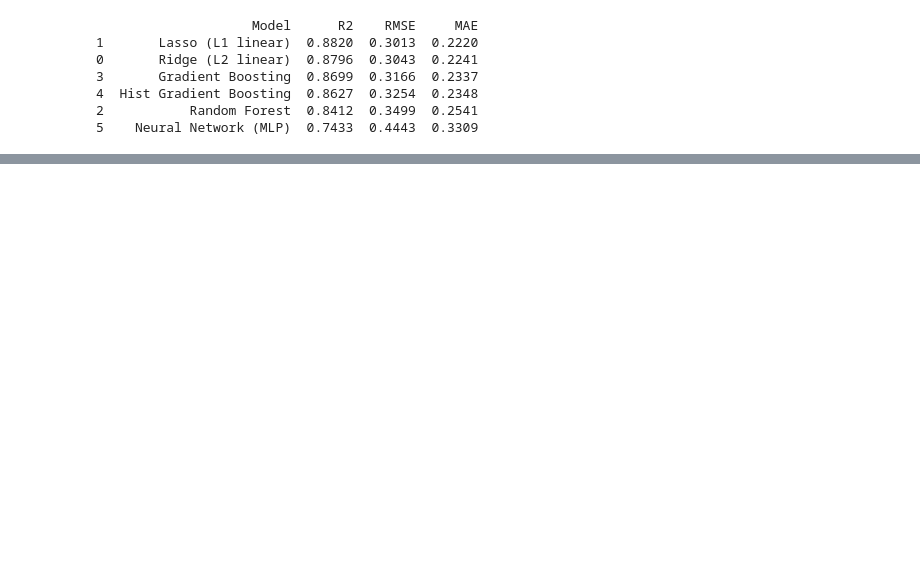
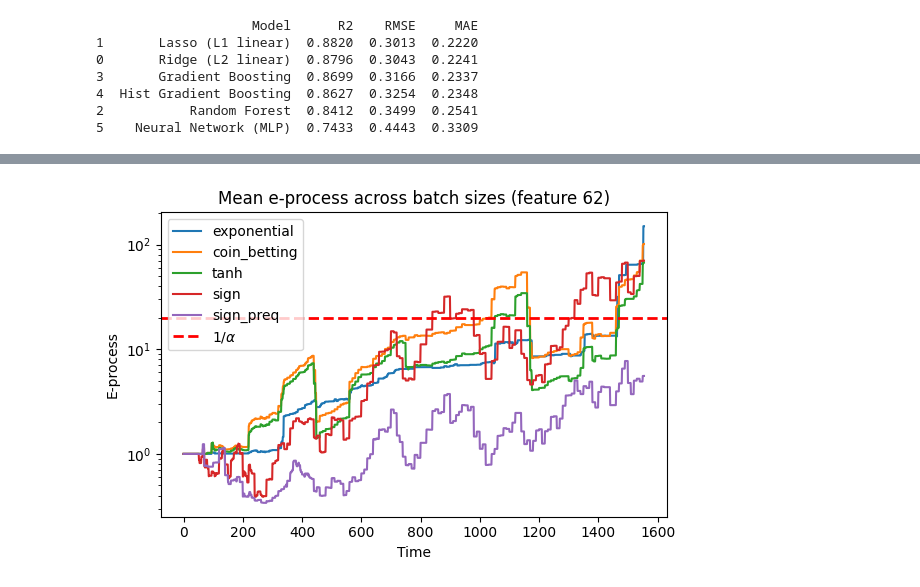
Before and after one commit to Antares01/sequential_ml_testing, a Jupyter notebook: src/experiments/toy_hiv_exp.ipynb, the cells around one changed output, grey strips where cells are left out. Drawn from its saved outputs; the diff is of its cells as text; code cells hidden in the pictures; blank space fills up the shorter version.

Commit message:
Simulated data and HIV notebooks

```diff
--- a/src/experiments/toy_hiv_exp.ipynb
+++ b/src/experiments/toy_hiv_exp.ipynb
@@ -257,0 +258,42 @@ plt.show()
+# %%
+batch_list = [2, 5, 10, 20]
+
+e_process2 = ML_e_process(batch_list=batch_list, n_init=50, b_resamplings=20, study_j=j_vec,
+                 betting_strategies=betting_strategies, model=LassoCV(),
+                 #learn_conditional_distribution=get_data_statistics,
+                 samplers=None, #sampling_args={}
+                 learn_conditional_distribution=True,
+                 optional_stopping=True,
+                 )
+# %%
+martingales2 = e_process2.martingales(X, y=Y)
+# %%
+plt.figure(figsize=(6, 4))
+
+j = 62
+batch_list2 = [2, 5, 10, 20]
+for strategy_name in betting_strategies.keys():
+    mean_process = np.mean(
+        [martingales2[strategy_name][b][j] for b in batch_list2],
+        axis=0
+    )
+
+    plt.plot(mean_process, label=strategy_name)
+
+plt.axhline(
+    y=1 / alpha,
+    color="red",
+    linestyle="--",
+    linewidth=2,
+    label=r"$1/\alpha$"
+)
+
+plt.yscale("log")
+plt.xlabel("Time")
+plt.ylabel("E-process")
+plt.title(f"Mean e-process across batch sizes (feature {j})")
+plt.legend()
+plt.tight_layout()
+plt.show()
+# %% [output]
+[figure, added]
```
Also changed, not shown: parts of 5 cells of this notebook, 3 other files.
